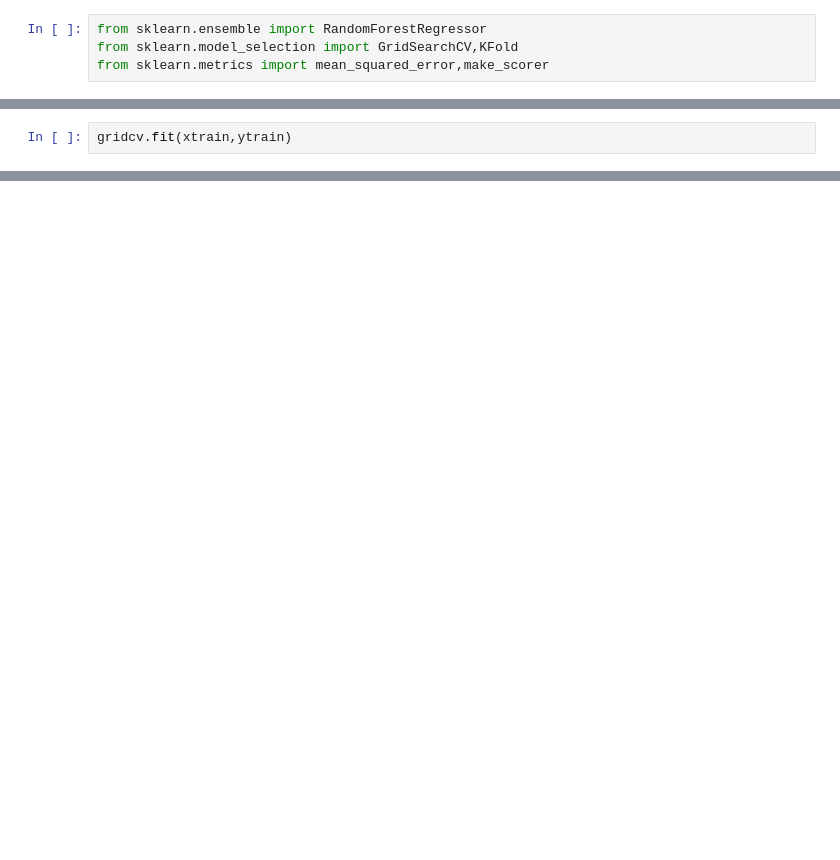
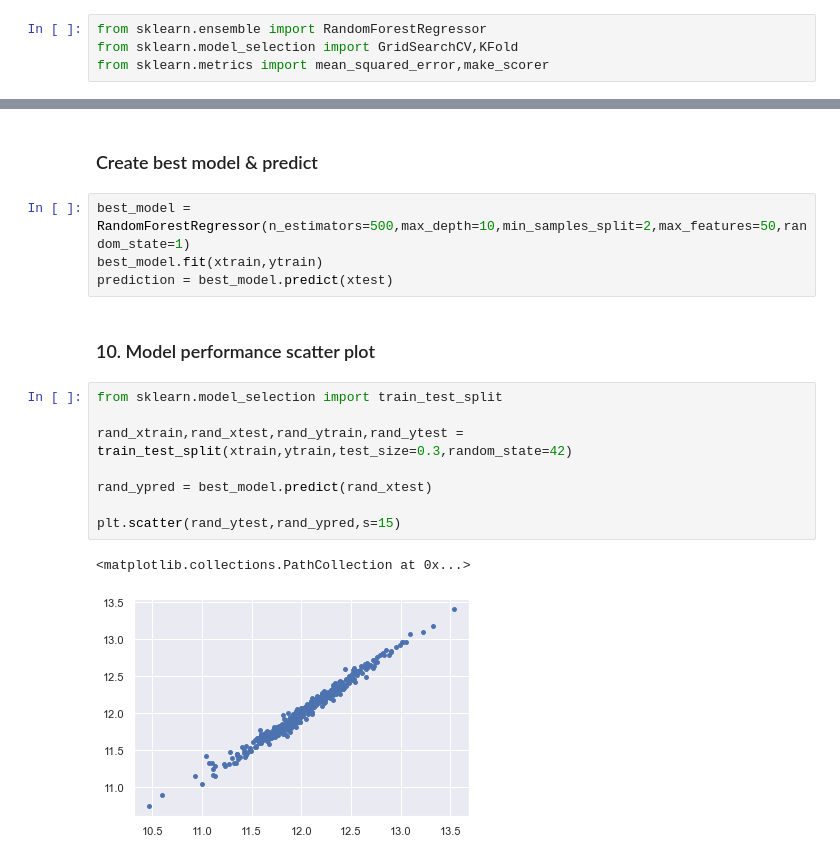
Before and after one commit to ineed-coffee/multicampus-AI-engineering, a Jupyter notebook: AI 학습을 위한 데이터 가공 및 시각화/20.10.01/Kaggle-House-Price , Advanced Regression Techniques.ipynb, the cells around one changed output, grey strips where cells are left out. Cells and saved outputs as stored; diff of their text form; blank space fills up the shorter version.

Commit message:
create model and predict

```diff
--- a/AI 학습을 위한 데이터 가공 및 시각화/20.10.01/Kaggle-House-Price , Advanced Regression Techniques.ipynb
+++ b/AI 학습을 위한 데이터 가공 및 시각화/20.10.01/Kaggle-House-Price , Advanced Regression Techniques.ipynb
@@ -643,2 +620,0 @@ gridcv = GridSearchCV(estimator=model,
-# %%
-gridcv.fit(xtrain,ytrain)
@@ -646,0 +640,19 @@ gridcv
+# %% [markdown]
+### Create best model & predict
+# %%
+best_model = RandomForestRegressor(n_estimators=500,max_depth=10,min_samples_split=2,max_features=50,random_state=1)
+best_model.fit(xtrain,ytrain)
+prediction = best_model.predict(xtest)
+# %% [markdown]
+### 10. Model performance scatter plot
+# %%
+from sklearn.model_selection import train_test_split
+
+rand_xtrain,rand_xtest,rand_ytrain,rand_ytest = train_test_split(xtrain,ytrain,test_size=0.3,random_state=42)
+
+rand_ypred = best_model.predict(rand_xtest)
+
+plt.scatter(rand_ytest,rand_ypred,s=15)
+# %% [output]
+<matplotlib.collections.PathCollection at 0x...>
+[figure, added]
```
Also changed, not shown: parts of 51 cells of this notebook, 1 other file.
